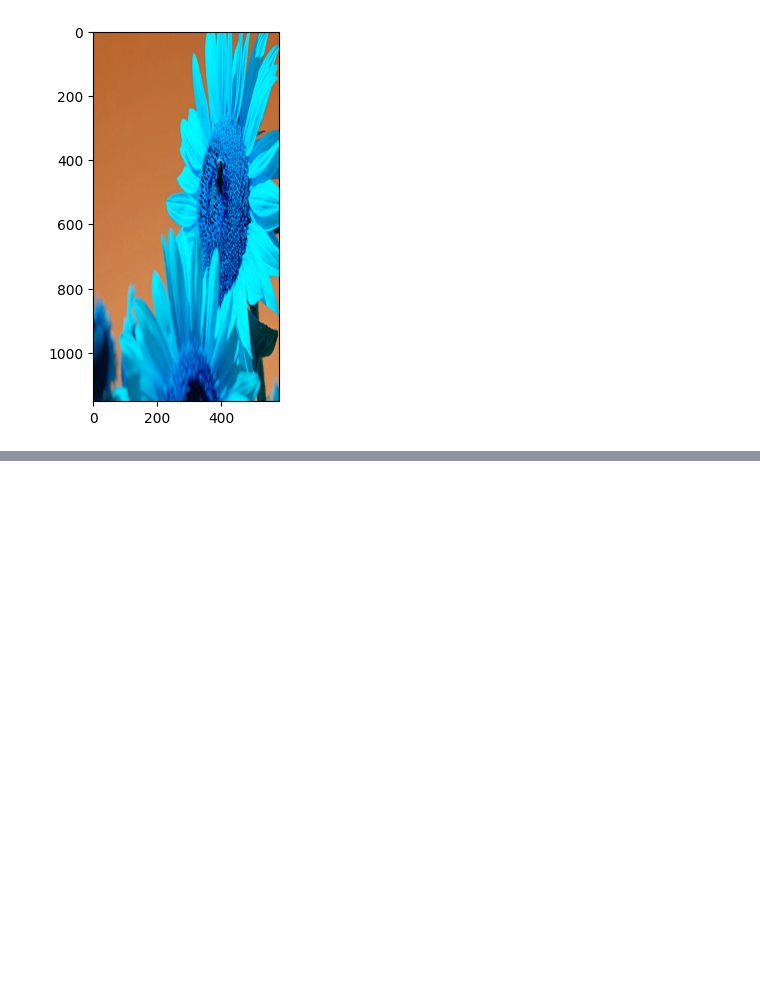
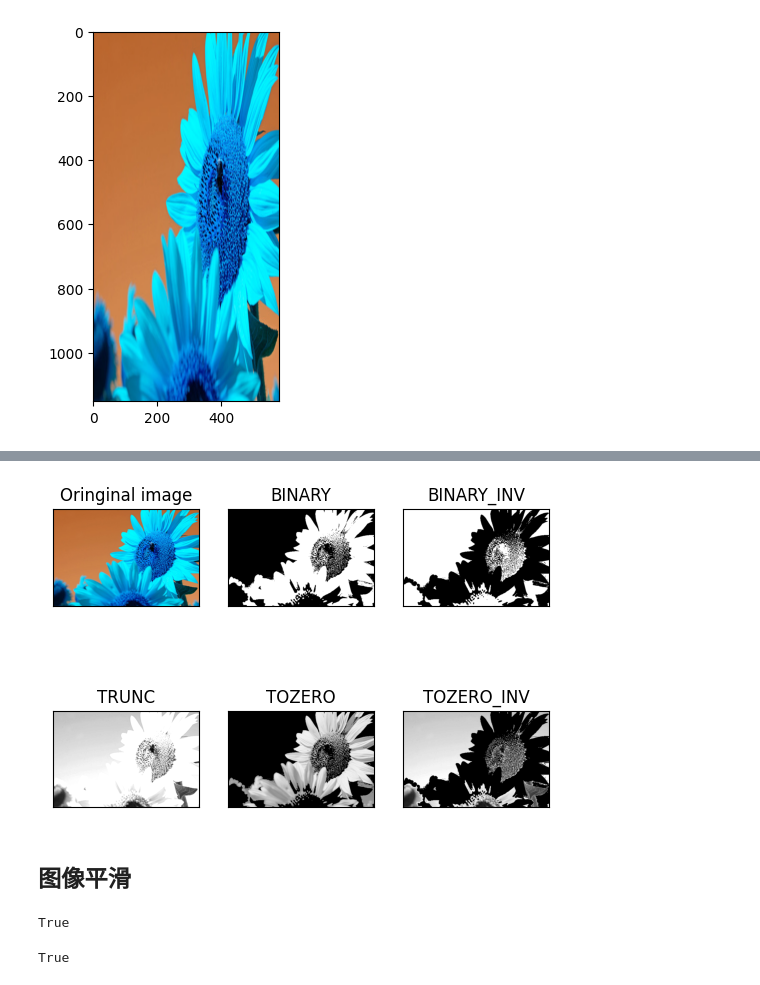
Before and after one commit to 30guoluren/ImageProcessing, a Jupyter notebook: 图像的基本操作/01.ipynb, the cells around one changed output, grey strips where cells are left out. Saved outputs shown, nothing was run; the diff lists cells and outputs as text; code cells hidden in the pictures; blank space fills up the shorter version.

```diff
--- a/图像的基本操作/01.ipynb
+++ b/图像的基本操作/01.ipynb
@@ -246,0 +280,9 @@ plt.imshow(res)
+# %%
+for i in range(6):
+    plt.subplot(2,3,i+1), plt.imshow(images[i], 'gray'), plt.title(titles[i])
+    plt.xticks([]), plt.yticks([])
+plt.show()
+# %% [output]
+[figure, added]
+# %% [markdown]
+## 图像平滑
@@ -246,0 +303,25 @@ plt.imshow(res)
+# %%
+# 方框滤波
+# 基本和均值一样，可以选择归一化，选择归一化就和均值滤波一样了
+
+box = cv2.boxFilter(img, -1, (3,3), normalize=True) # -1 表示原始数据和输出数据通道一致，一般默认为 -1
+
+cv2.imshow('box_image', box)
+cv2.waitKey(0)
+cv2.destroyAllWindows()
+
+cv2.imwrite("box_image_T.png", box)
+# %% [output]
+True
+# %%
+# 方框滤波
+# 不选择归一化，可能会出现越界
+
+box = cv2.boxFilter(img, -1, (3,3), normalize=False)
+cv2.imshow("box_img_F", box)
+cv2.waitKey(0)
+cv2.destroyAllWindows()
+
+cv2.imwrite("box_image_T.png", box)
+# %% [output]
+True
```
Also changed, not shown: parts of 19 cells of this notebook.
